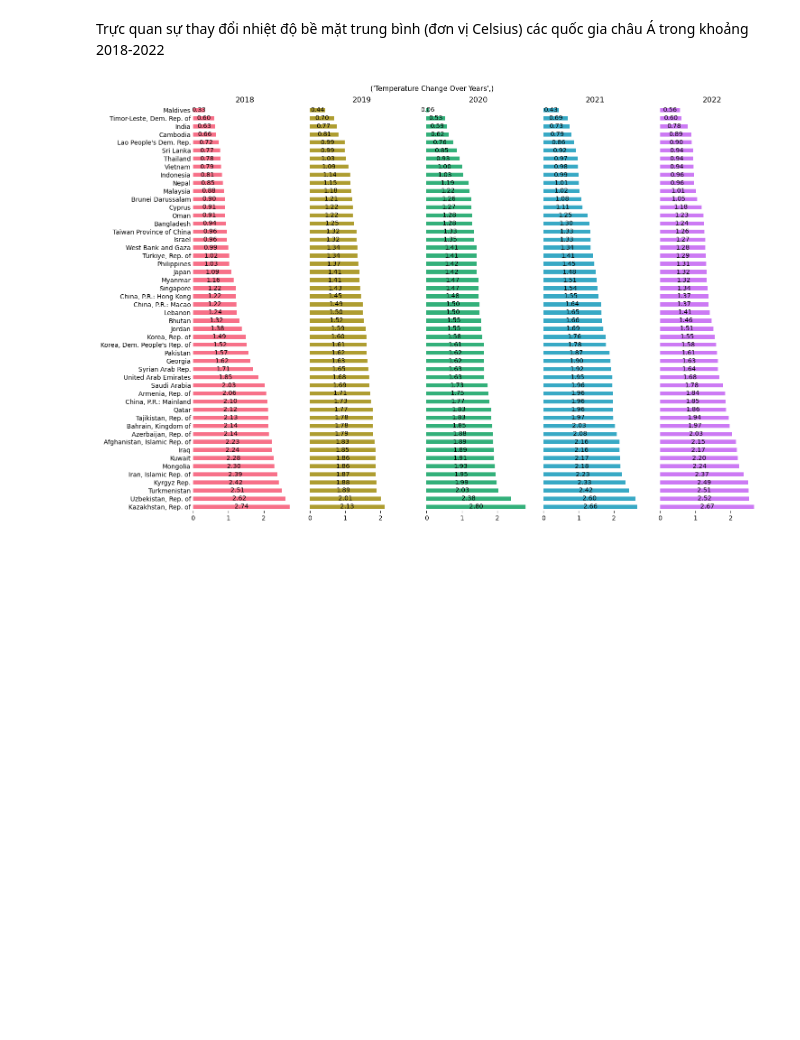
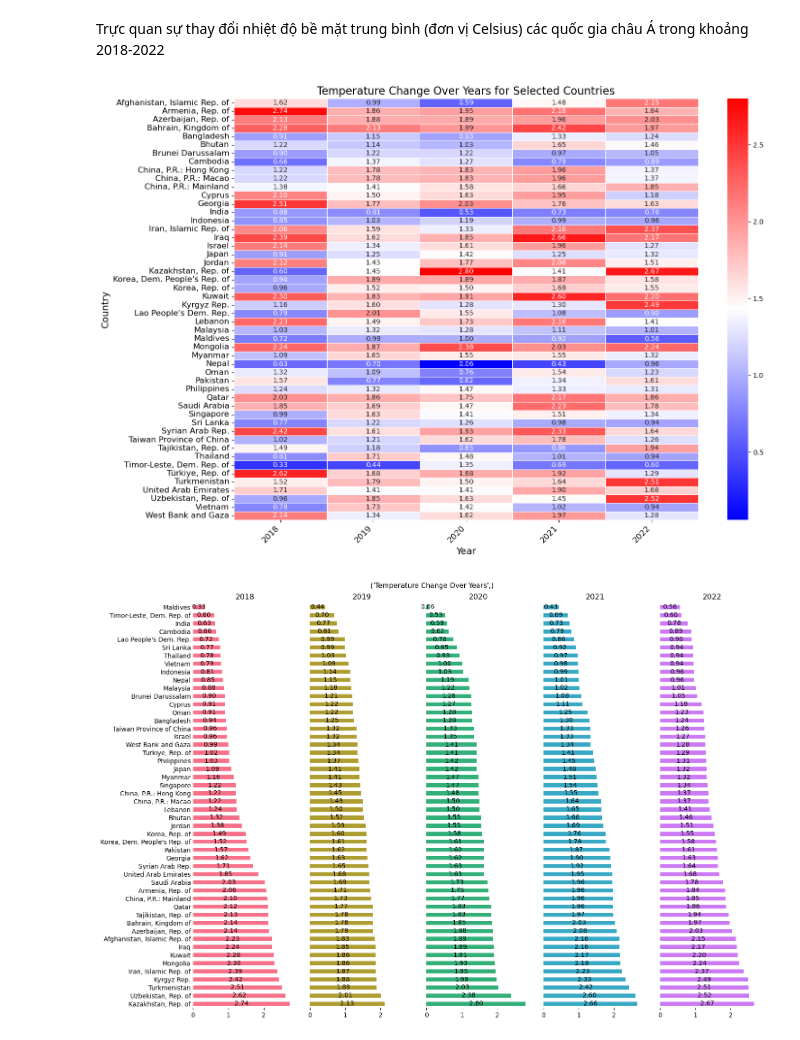
Before and after one commit to thienphucle/DS105.P11_Data_Analysis_And_Visualization, a Jupyter notebook: EDA/EDA_AST.ipynb, the cells around one changed output. Drawn from its saved outputs; the diff is of its cells as text; code cells hidden in the pictures; blank space fills up the shorter version.

```diff
--- a/EDA/EDA_AST.ipynb
+++ b/EDA/EDA_AST.ipynb
@@ -39,4 +39,38 @@ ast.describe()
 | max | 2.739000 | 2.127000 | 2.800000 | 2.661000 | 2.665000 |
 # %% [markdown]
 Trực quan sự thay đổi nhiệt độ bề mặt trung bình (đơn vị Celsius) các quốc gia châu Á trong khoảng 2018-2022
+# %%
+def visualize_change_heatmap(data, title, years=None):
+    """
+    Trực quan bằng Heatmap để có cái nhìn tổng quan giữa các quốc gia qua từng năm
+
+    Tham số:
+        data (pd.DataFrame): dữ liệu đầu vào
+        title (str): tên biểu đồ
+        years (list, optional): năm
+    """
+    if years is None:
+        years = [col for col in data.columns if col.isdigit()]
+
+    # Filter data for heatmap
+    heatmap_data = data.set_index("Country")[years]
+
+    # Plot the heatmap
+    plt.figure(figsize=(15, 10))
+    sns.heatmap(
+        heatmap_data,
+        annot=True,
+        fmt=".2f",
+        cmap="bwr",
+        linewidths=0.5,
+    )
+
+    # Customize the plot
+    plt.title(title, fontsize=16)
+    plt.xlabel("Year", fontsize=14)
+    plt.ylabel("Country", fontsize=14)
+    plt.xticks(rotation=45, ha='right', fontsize=12)
+    plt.yticks(fontsize=12)
+    plt.tight_layout()
+    plt.show()
 # %%
@@ -84,2 +186,7 @@ def temperature_change_plot(df, title, show_value=True, years=None,):
+# %%
+title = "Temperature Change Over Years for Selected Countries"
+visualize_change_heatmap(ast, title)
+# %% [output]
+[figure, added]
 # %%
 title="Temperature Change Over Years",
```
Also changed, not shown: parts of 8 cells of this notebook, 1 other file.
